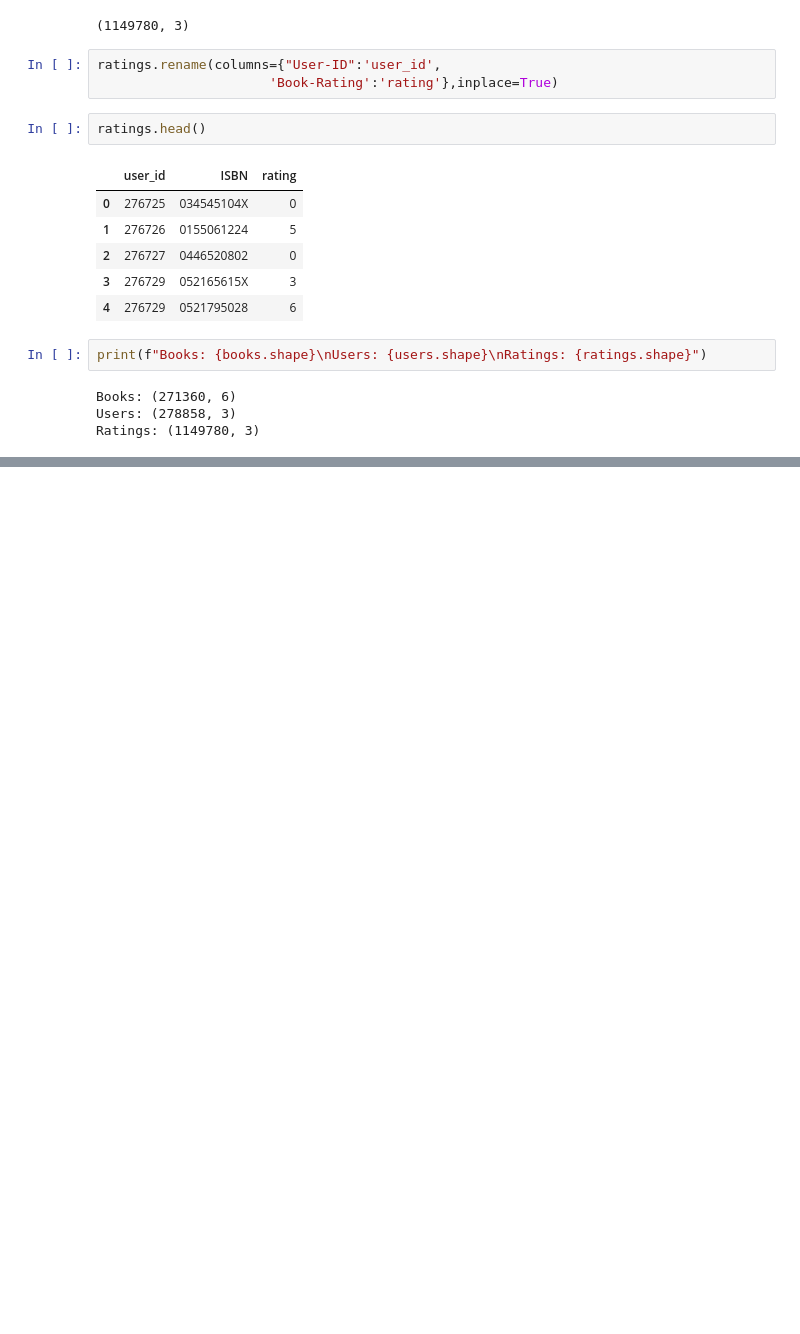
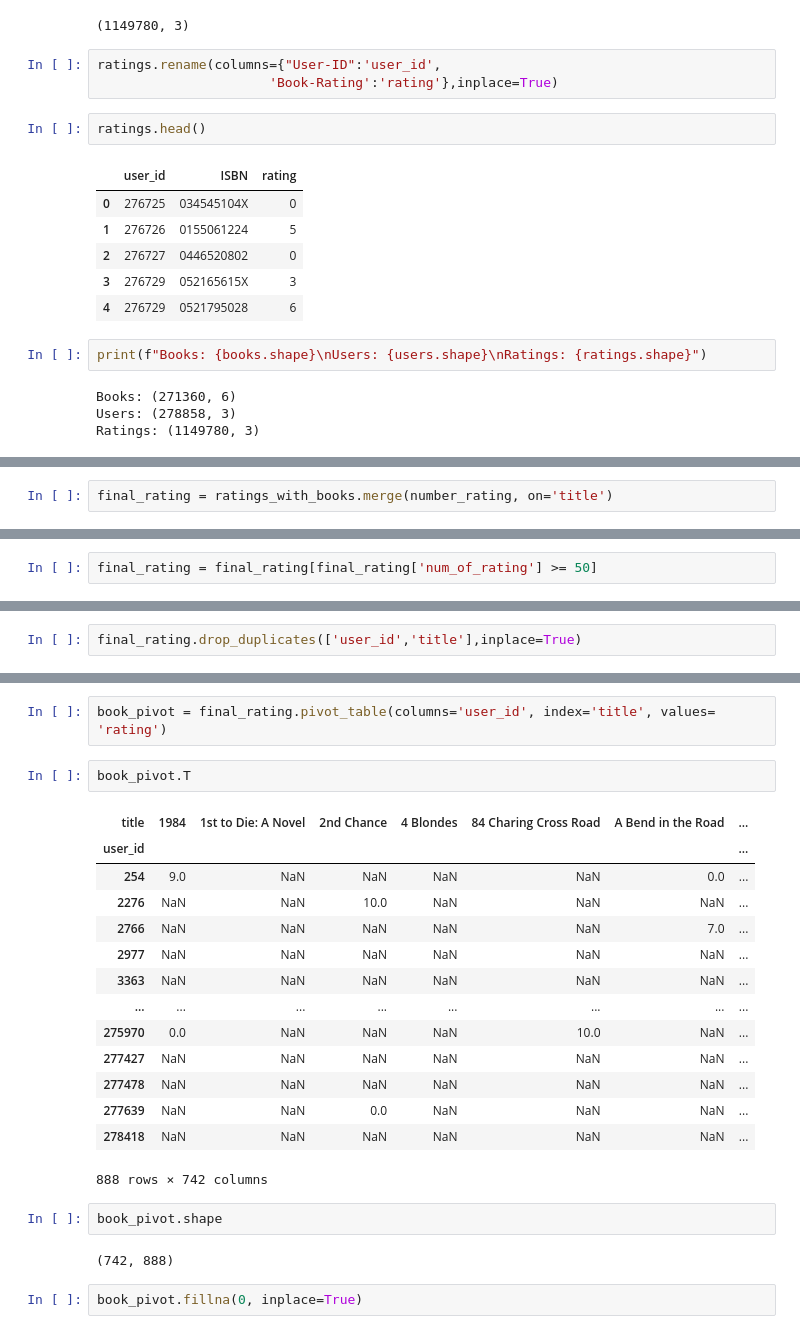
Before and after one commit to htasoftware99/book_recommender_system, a Jupyter notebook: notebook/research.ipynb, the cells around one changed output, grey strips where cells are left out. Cells and saved outputs as stored; diff of their text form; blank space fills up the shorter version.

```diff
--- a/notebook/research.ipynb
+++ b/notebook/research.ipynb
@@ -125,0 +217,2 @@ Ratings: (1149780, 3)
+# %%
+final_rating = ratings_with_books.merge(number_rating, on='title')
@@ -125,0 +228,2 @@ Ratings: (1149780, 3)
+# %%
+final_rating = final_rating[final_rating['num_of_rating'] >= 50]
@@ -125,0 +239,2 @@ Ratings: (1149780, 3)
+# %%
+final_rating.drop_duplicates(['user_id','title'],inplace=True)
@@ -125,0 +254,25 @@ Ratings: (1149780, 3)
+# %%
+book_pivot = final_rating.pivot_table(columns='user_id', index='title', values= 'rating')
+# %%
+book_pivot.T
+# %% [output]
+| title | 1984 | 1st to Die: A Novel | 2nd Chance | 4 Blondes | 84 Charing Cross Road | A Bend in the Road | ... |
+| user_id |  |  |  |  |  |  | ... |
+| 254 | 9.0 | NaN | NaN | NaN | NaN | 0.0 | ... |
+| 2276 | NaN | NaN | 10.0 | NaN | NaN | NaN | ... |
+| 2766 | NaN | NaN | NaN | NaN | NaN | 7.0 | ... |
+| 2977 | NaN | NaN | NaN | NaN | NaN | NaN | ... |
+| 3363 | NaN | NaN | NaN | NaN | NaN | NaN | ... |
+| ... | ... | ... | ... | ... | ... | ... | ... |
+| 275970 | 0.0 | NaN | NaN | NaN | 10.0 | NaN | ... |
+| 277427 | NaN | NaN | NaN | NaN | NaN | NaN | ... |
+| 277478 | NaN | NaN | NaN | NaN | NaN | NaN | ... |
+| 277639 | NaN | NaN | 0.0 | NaN | NaN | NaN | ... |
+| 278418 | NaN | NaN | NaN | NaN | NaN | NaN | ... |
+888 rows × 742 columns
+# %%
+book_pivot.shape
+# %% [output]
+(742, 888)
+# %%
+book_pivot.fillna(0, inplace=True)
```
Also changed, not shown: parts of 45 cells of this notebook, 4 other files.
